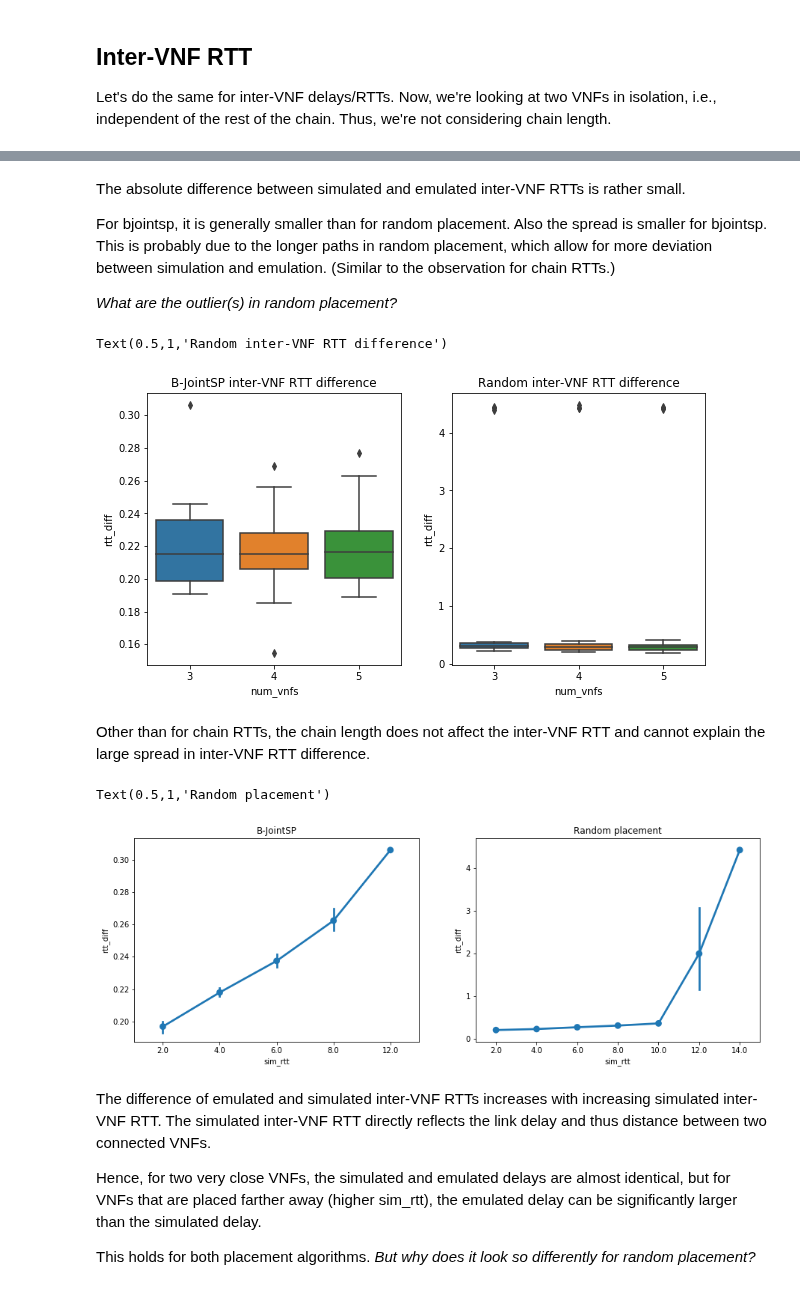
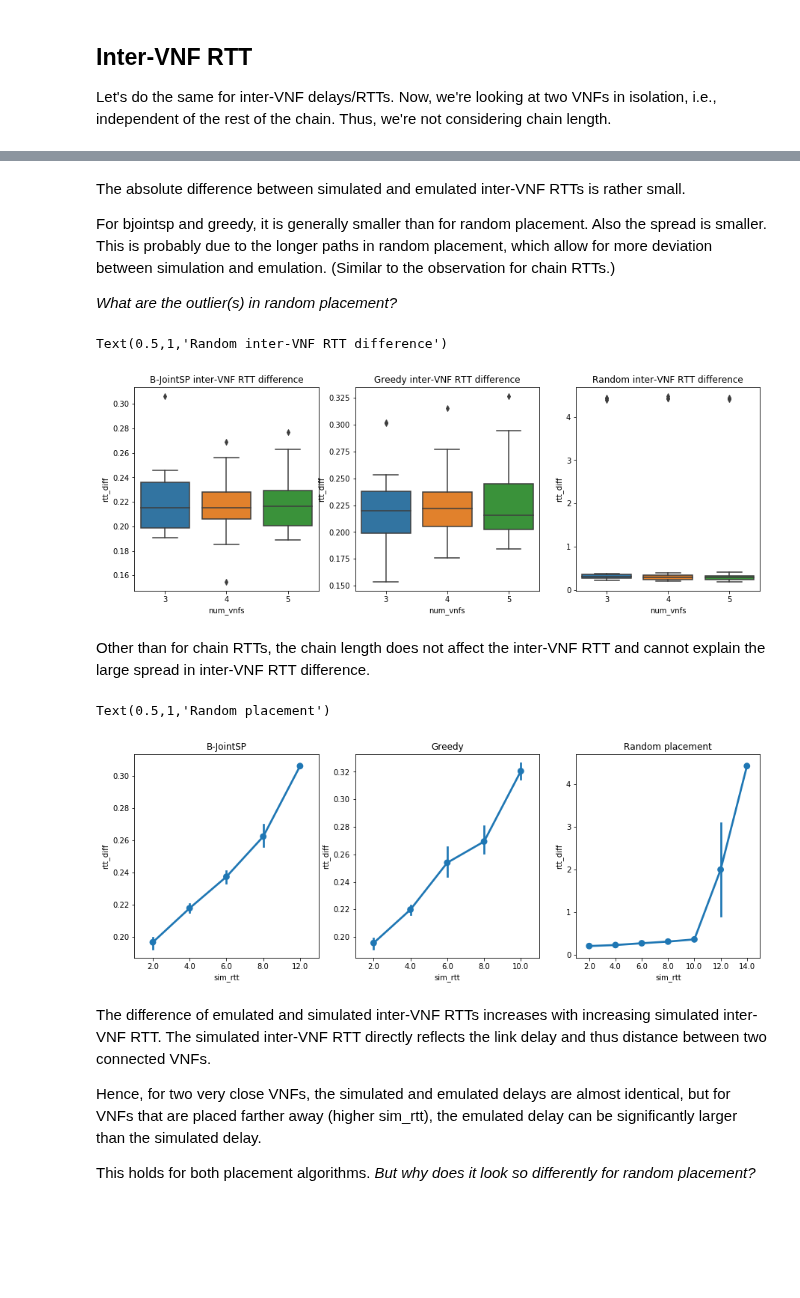
Before and after one commit to CN-UPB/placement-emulation, a Jupyter notebook: eval/eval_abilene.ipynb, the cells around one changed output, grey strips where cells are left out. Drawn from its saved outputs; the diff is of its cells as text; code cells hidden in the pictures; blank space fills up the shorter version.

```diff
--- a/eval/eval_abilene.ipynb
+++ b/eval/eval_abilene.ipynb
@@ -29,5 +29,6 @@ from util import eval
 
 
 bjointsp_chain_df, bjointsp_aux_chain_df, bjointsp_vnf_df, bjointsp_aux_vnf_df = eval.prepare_eval('Abilene', 'bjointsp')
+greedy_chain_df, greedy_aux_chain_df, greedy_vnf_df, greedy_aux_vnf_df = eval.prepare_eval('Abilene', 'greedy')
 random_chain_df, random_aux_chain_df, random_vnf_df, random_aux_vnf_df = eval.prepare_eval('Abilene', 'random')
 # %% [markdown]
@@ -164,27 +171,29 @@ Text(0.5,1,'Inter-VNF RTT difference (zoomed)')
 # %% [markdown]
 The absolute difference between simulated and emulated inter-VNF RTTs is rather small.
 
-For bjointsp, it is generally smaller than for random placement. Also the spread is smaller for bjointsp. This is probably due to the longer paths in random placement, which allow for more deviation between simulation and emulation. (Similar to the observation for chain RTTs.)
+For bjointsp and greedy, it is generally smaller than for random placement. Also the spread is smaller. This is probably due to the longer paths in random placement, which allow for more deviation between simulation and emulation. (Similar to the observation for chain RTTs.)
 
 *What are the outlier(s) in random placement?*
 # %%
 # plot RTT difference for different chain lengths
-f, (ax1, ax2) = plt.subplots(1, 2, figsize=(10, 5))
+f, (ax1, ax2, ax3) = plt.subplots(1, 3, figsize=(15, 5))
 sns.boxplot(x='num_vnfs', y='rtt_diff', data=bjointsp_vnf_df, ax=ax1).set_title('B-JointSP inter-VNF RTT difference')
-sns.boxplot(x='num_vnfs', y='rtt_diff', data=random_vnf_df, ax=ax2).set_title('Random inter-VNF RTT difference')
+sns.boxplot(x='num_vnfs', y='rtt_diff', data=greedy_vnf_df, ax=ax2).set_title('Greedy inter-VNF RTT difference')
+sns.boxplot(x='num_vnfs', y='rtt_diff', data=random_vnf_df, ax=ax3).set_title('Random inter-VNF RTT difference')
 # %% [output]
 Text(0.5,1,'Random inter-VNF RTT difference')
-[figure, old version]
+[figure, new version]
 # %% [markdown]
 Other than for chain RTTs, the chain length does not affect the inter-VNF RTT and cannot explain the large spread in inter-VNF RTT difference.
 # %%
 # plot RTT difference as a variable of the node distance = link delay = sim delay/RTT
-f, (ax1, ax2) = plt.subplots(1, 2, figsize=(15, 5))
+f, (ax1, ax2, ax3) = plt.subplots(1, 3, figsize=(15, 5))
 sns.pointplot(x='sim_rtt', y='rtt_diff', data=bjointsp_vnf_df, ax=ax1).set_title('B-JointSP')
-sns.pointplot(x='sim_rtt', y='rtt_diff', data=random_vnf_df, ax=ax2).set_title('Random placement')
+sns.pointplot(x='sim_rtt', y='rtt_diff', data=greedy_vnf_df, ax=ax2).set_title('Greedy')
+sns.pointplot(x='sim_rtt', y='rtt_diff', data=random_vnf_df, ax=ax3).set_title('Random placement')
 # %% [output]
 Text(0.5,1,'Random placement')
-[figure, old version]
+[figure, new version]
 # %% [markdown]
 The difference of emulated and simulated inter-VNF RTTs increases with increasing simulated inter-VNF RTT. The simulated inter-VNF RTT directly reflects the link delay and thus distance between two connected VNFs.
 
```
Also changed, not shown: parts of 18 cells of this notebook.
